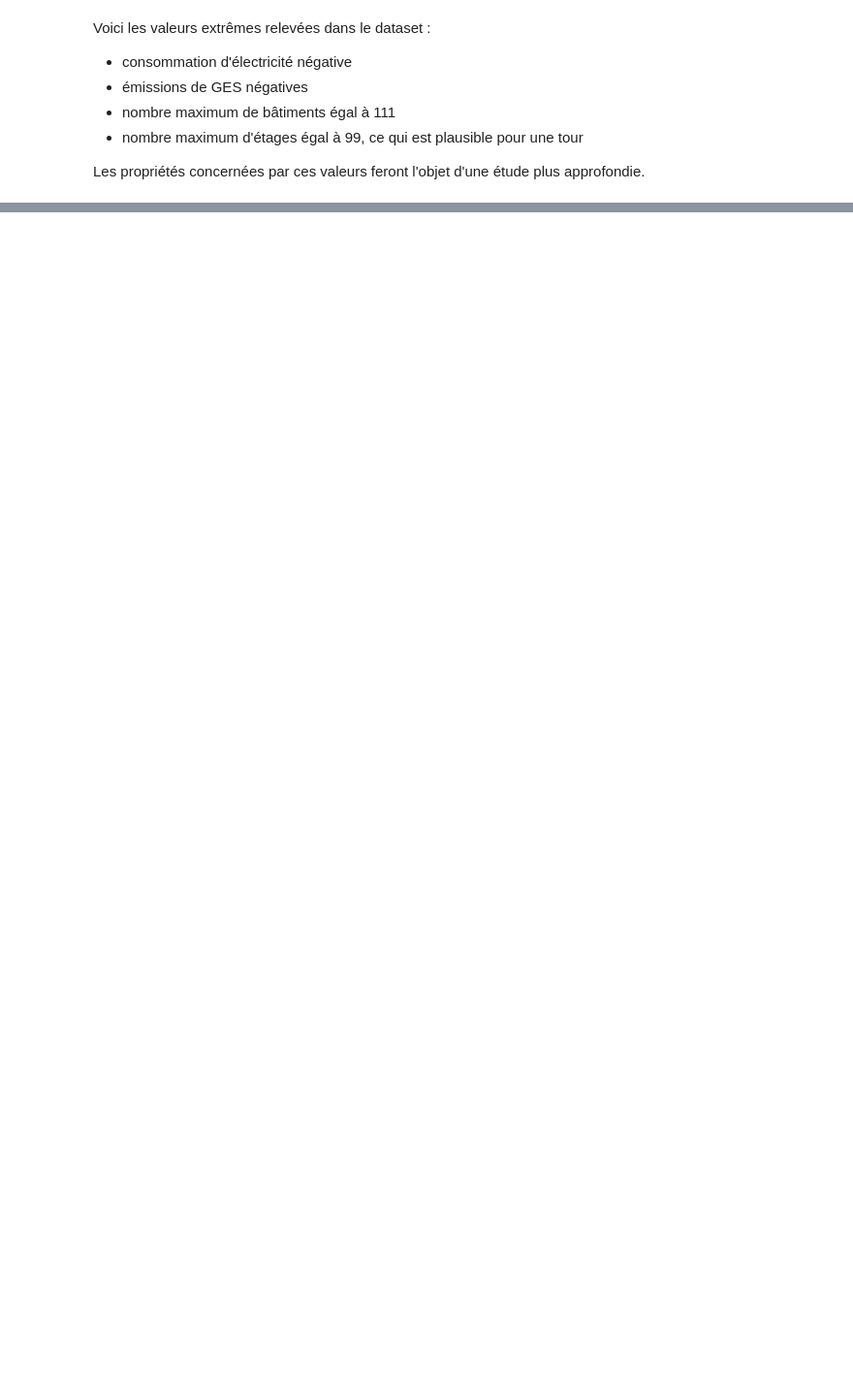
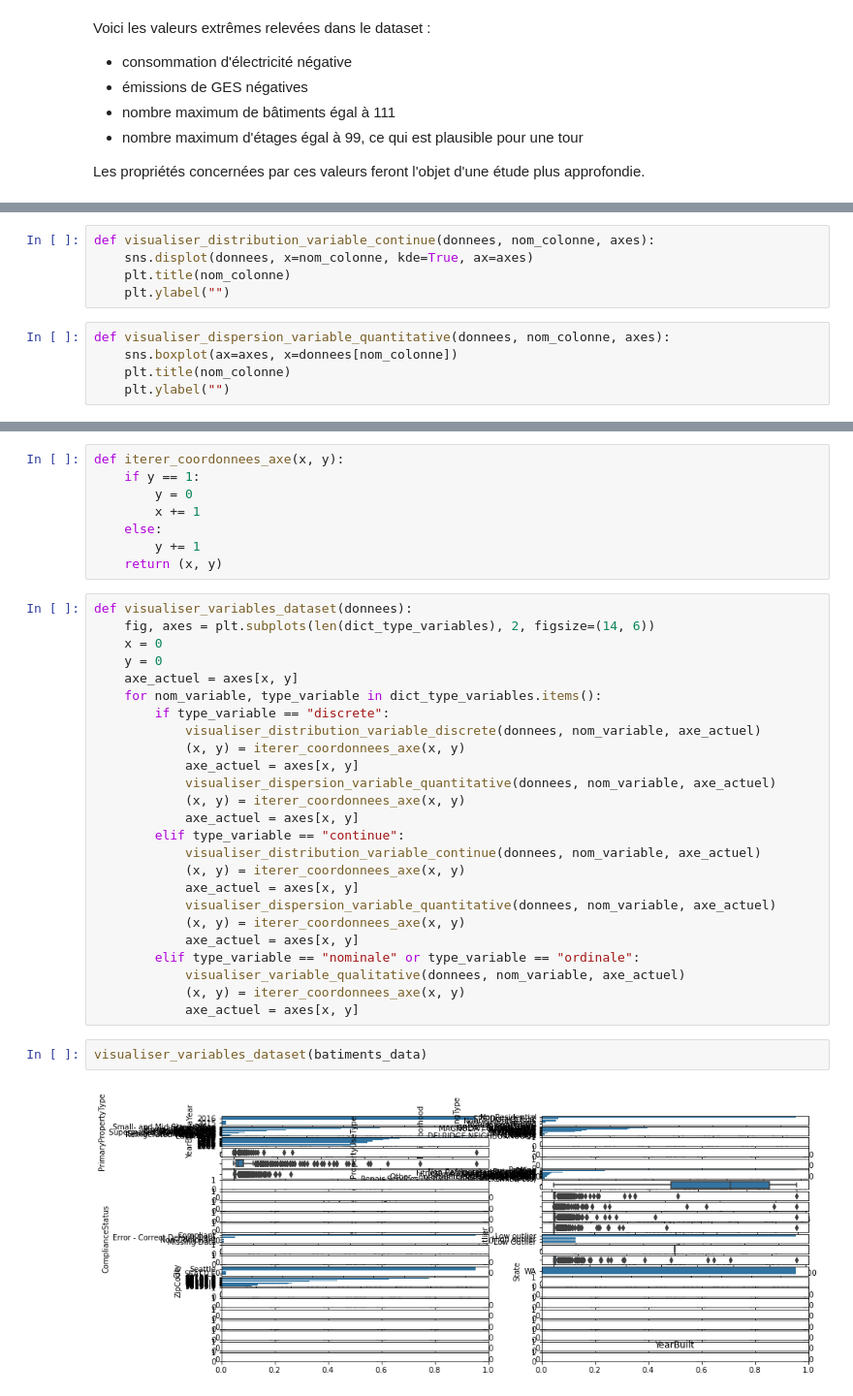
Before and after one commit to sebastienbourgeois/oc-p4-anticiper-besoin-consommation-batiments, a Jupyter notebook: Pelec_01_notebook.ipynb, the cells around one changed output, grey strips where cells are left out. Shown at 97% size. Cells and saved outputs as stored; diff of their text form; blank space fills up the shorter version.

Commit message:
MAJ notebook : automatisation de la visualisation des variables -> les graphiques se superposent ou s'affichent mal en petits formats

```diff
--- a/Pelec_01_notebook.ipynb
+++ b/Pelec_01_notebook.ipynb
@@ -519,0 +569,10 @@ Les propriétés concernées par ces valeurs feront l'objet d'une étude plus ap
+# %%
+def visualiser_distribution_variable_continue(donnees, nom_colonne, axes):
+    sns.displot(donnees, x=nom_colonne, kde=True, ax=axes)
+    plt.title(nom_colonne)
+    plt.ylabel("")
+# %%
+def visualiser_dispersion_variable_quantitative(donnees, nom_colonne, axes):
+    sns.boxplot(ax=axes, x=donnees[nom_colonne])
+    plt.title(nom_colonne)
+    plt.ylabel("")
@@ -519,0 +585,37 @@ Les propriétés concernées par ces valeurs feront l'objet d'une étude plus ap
+# %%
+def iterer_coordonnees_axe(x, y):
+    if y == 1:
+        y = 0
+        x += 1
+    else:
+        y += 1
+    return (x, y)
+# %%
+def visualiser_variables_dataset(donnees):
+    fig, axes = plt.subplots(len(dict_type_variables), 2, figsize=(14, 6))
+    x = 0
+    y = 0
+    axe_actuel = axes[x, y]
+    for nom_variable, type_variable in dict_type_variables.items():
+        if type_variable == "discrete":
+            visualiser_distribution_variable_discrete(donnees, nom_variable, axe_actuel)
+            (x, y) = iterer_coordonnees_axe(x, y)
+            axe_actuel = axes[x, y]
+            visualiser_dispersion_variable_quantitative(donnees, nom_variable, axe_actuel)
+            (x, y) = iterer_coordonnees_axe(x, y)
+            axe_actuel = axes[x, y]
+        elif type_variable == "continue":
+            visualiser_distribution_variable_continue(donnees, nom_variable, axe_actuel)
+            (x, y) = iterer_coordonnees_axe(x, y)
+            axe_actuel = axes[x, y]
+            visualiser_dispersion_variable_quantitative(donnees, nom_variable, axe_actuel)
+            (x, y) = iterer_coordonnees_axe(x, y)
+            axe_actuel = axes[x, y]
+        elif type_variable == "nominale" or type_variable == "ordinale":
+            visualiser_variable_qualitative(donnees, nom_variable, axe_actuel)
+            (x, y) = iterer_coordonnees_axe(x, y)
+            axe_actuel = axes[x, y]
+# %%
+visualiser_variables_dataset(batiments_data)
+# %% [output]
+[figure, added]
```
Also changed, not shown: parts of 13 cells of this notebook.
